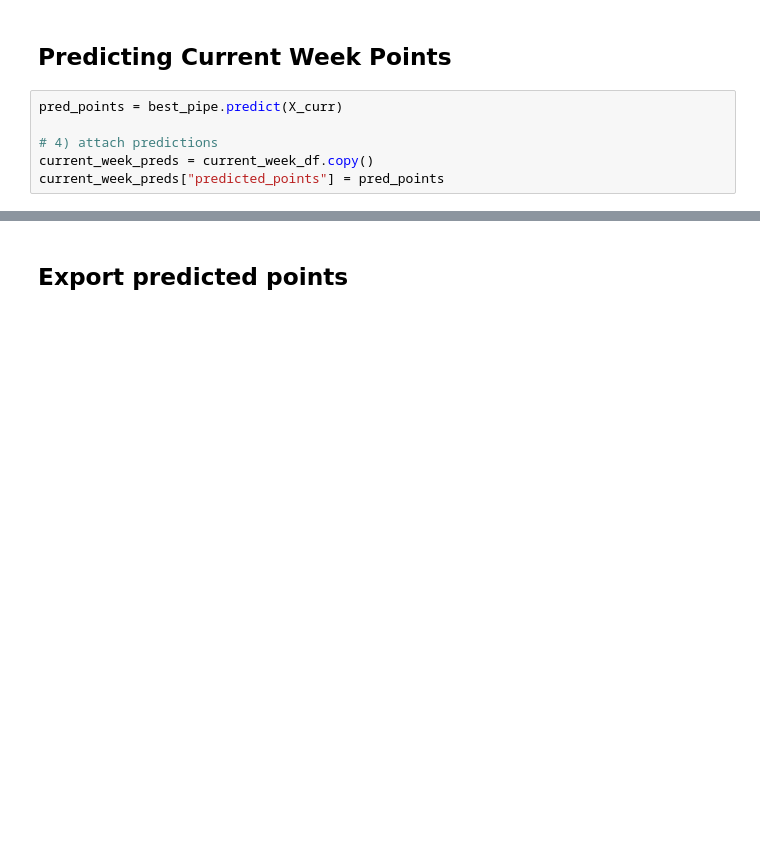
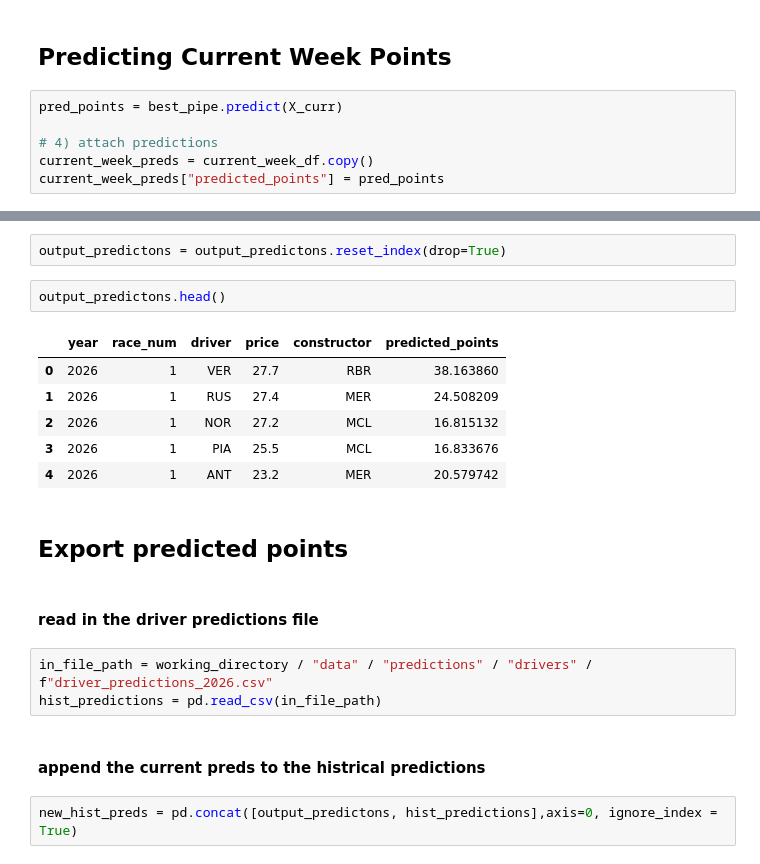
Before and after one commit to jguptil1/F1Fantasy, a Jupyter notebook: notebooks/models/driverModel.ipynb, the cells around one changed output, grey strips where cells are left out. Saved outputs shown, nothing was run; the diff lists cells and outputs as text; blank space fills up the shorter version.

```diff
--- a/notebooks/models/driverModel.ipynb
+++ b/notebooks/models/driverModel.ipynb
@@ -737,2 +736,22 @@ output_predictons
+# %%
+output_predictons = output_predictons.reset_index(drop=True)
+# %%
+output_predictons.head()
+# %% [output]
+|  | year | race_num | driver | price | constructor | predicted_points |
+| 0 | 2026 | 1 | VER | 27.7 | RBR | 38.163860 |
+| 1 | 2026 | 1 | RUS | 27.4 | MER | 24.508209 |
+| 2 | 2026 | 1 | NOR | 27.2 | MCL | 16.815132 |
+| 3 | 2026 | 1 | PIA | 25.5 | MCL | 16.833676 |
+| 4 | 2026 | 1 | ANT | 23.2 | MER | 20.579742 |
 # %% [markdown]
 ## Export predicted points
+# %% [markdown]
+#### read in the driver predictions file
+# %%
+in_file_path = working_directory / "data" / "predictions" / "drivers" / f"driver_predictions_2026.csv"
+hist_predictions = pd.read_csv(in_file_path)
+# %% [markdown]
+#### append the current preds to the histrical predictions
+# %%
+new_hist_preds = pd.concat([output_predictons, hist_predictions],axis=0, ignore_index = True)
```
Also changed, not shown: parts of 6 cells of this notebook, 17 other files.
